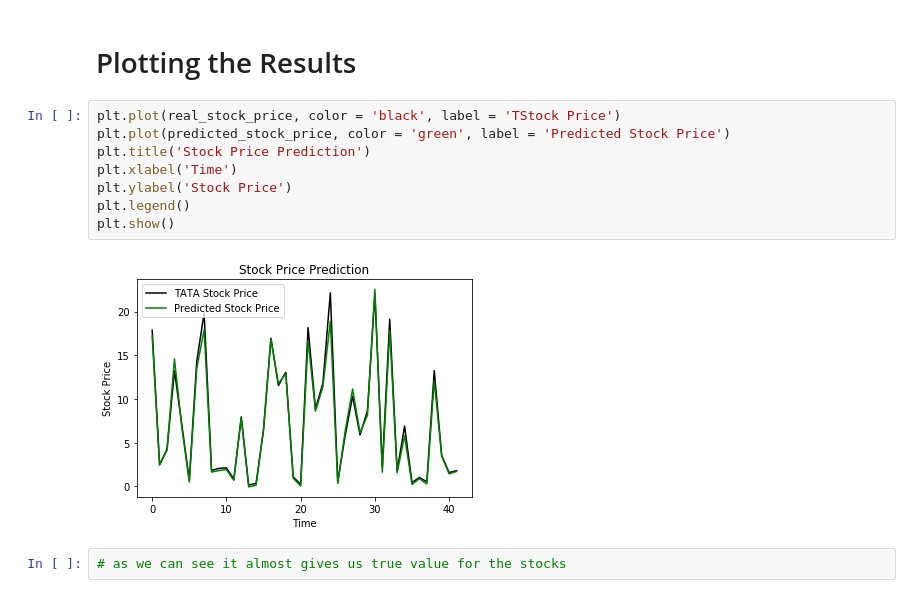
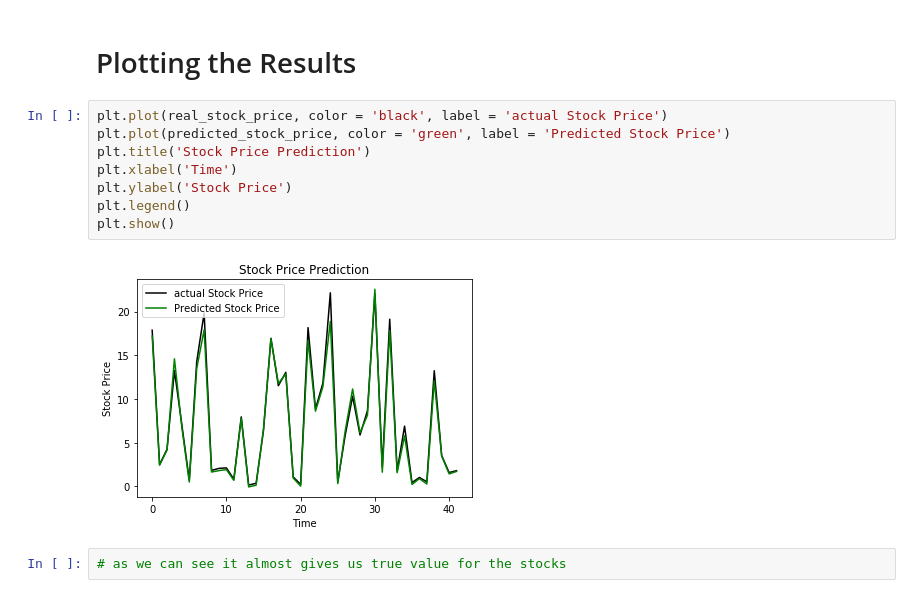
Before and after one commit to deepak6446/machine-learning, a Jupyter notebook: DEEP_LSTM_stock_market_prediction/Untitled.ipynb, the cells around one changed output. Cells and saved outputs as stored; diff of their text form.

```diff
--- a/DEEP_LSTM_stock_market_prediction/Untitled.ipynb
+++ b/DEEP_LSTM_stock_market_prediction/Untitled.ipynb
@@ -118,14 +118,14 @@ real_stock_price = sc.inverse_transform(y_test)
 # %% [markdown]
 # Plotting the Results
 # %%
-plt.plot(real_stock_price, color = 'black', label = 'TStock Price')
+plt.plot(real_stock_price, color = 'black', label = 'actual Stock Price')
 plt.plot(predicted_stock_price, color = 'green', label = 'Predicted Stock Price')
 plt.title('Stock Price Prediction')
 plt.xlabel('Time')
 plt.ylabel('Stock Price')
 plt.legend()
 plt.show()
 # %% [output]
-[figure, old version]
+[figure, new version]
 # %%
 # as we can see it almost gives us true value for the stocks
```
Also changed, not shown: 11 other files.
